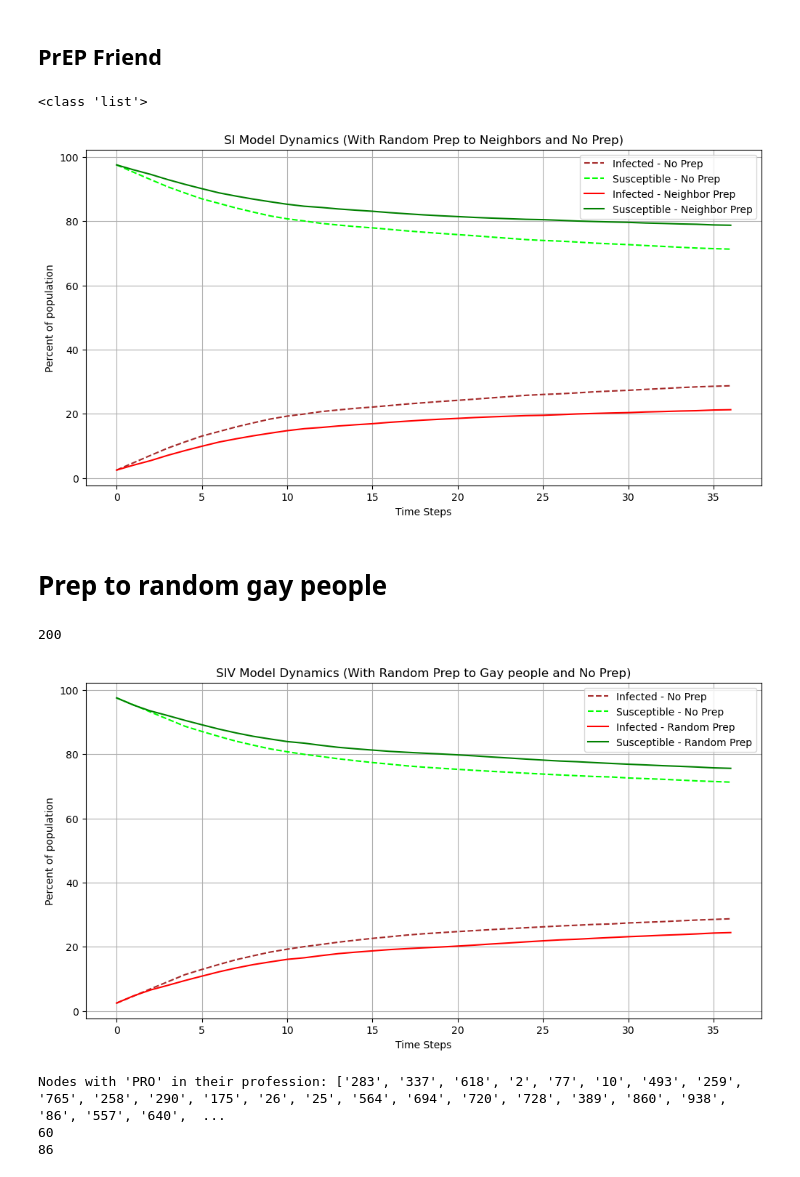
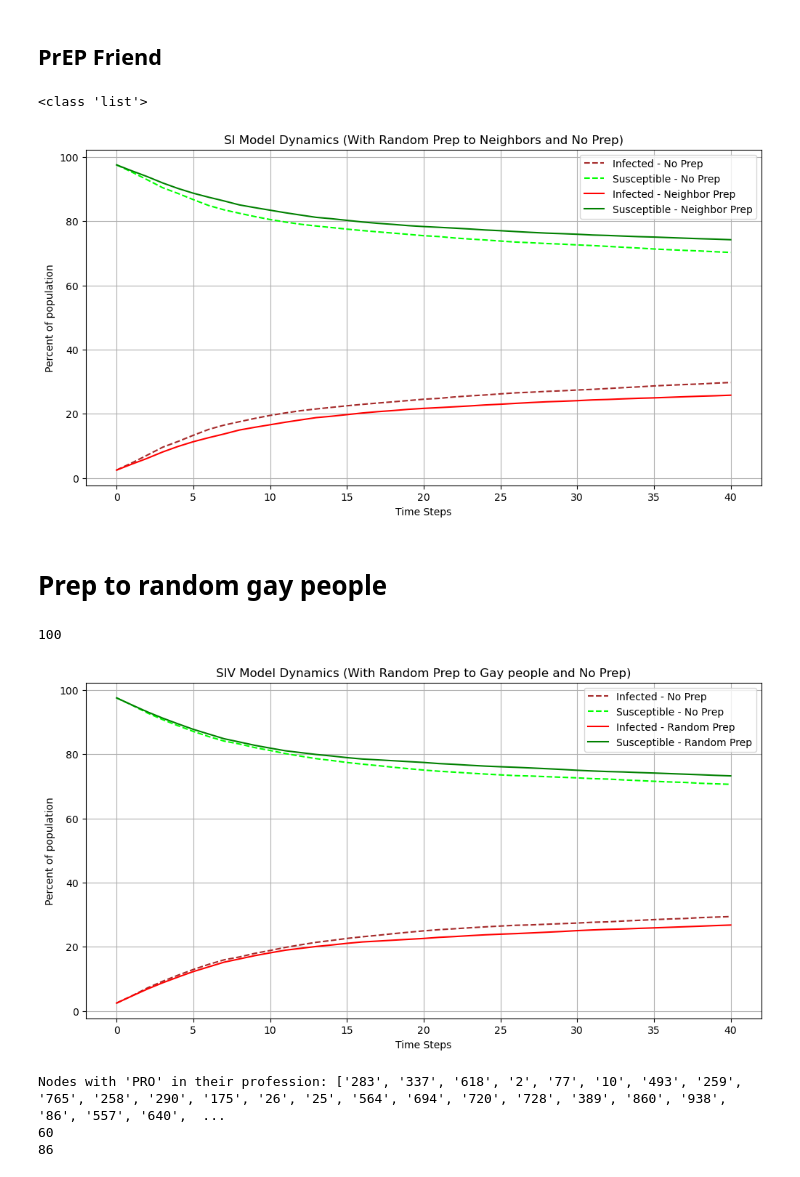
Before and after one commit to TretiakTS/NetworkAnalysisHIV, a Jupyter notebook: SI_models.ipynb, the cells around one changed output. Saved outputs shown, nothing was run; the diff lists cells and outputs as text; code cells hidden in the pictures.

```diff
--- a/SI_models.ipynb
+++ b/SI_models.ipynb
@@ -85,7 +86,7 @@ initial_infected_B = [
 ]
 
 # Parameters
-steps = 36
+steps = 40
 step_size = 30  # 1 month = 30 days
 
 # Run SI model for the base case
@@ -189,7 +190,7 @@ non_infected_node_degrees = {node: B.degree(node) for node in B.nodes() if node
 sorted_non_infected_node_degrees = sorted(non_infected_node_degrees.items(), key=lambda x: x[1], reverse=True)
 
 # top_N = int(len(non_infected_node_degrees)*0.01) # Adjust this value as needed
-top_N = 200
+top_N = 100
 print(top_N)
 
 
@@ -411,7 +412,7 @@ plt.grid()
 plt.show()
 # %% [output]
 <class 'list'>
-[figure, old version]
+[figure, new version]
 # %% [markdown]
 # Prep to random gay people
 # %%
@@ -422,7 +423,7 @@ susceptible_counts_no_vax, infected_counts_no_vax = si_model_updated(B, initial_
 random.seed(42)  # Set the seed for reproducibility
 gay_people_without_hiv = []
 for node_id, attributes in B.nodes(data=True):
-    if attributes.get('HIV_status') != 'Positive' and attributes.get('Gay') == 1 and int(attributes.get('Age'))>=15 and int(attributes.get('Age'))<=35:
+    if attributes.get('HIV_status') != 'Positive' and attributes.get('Gay') == 1 and int(attributes.get('Age'))>=15 and int(attributes.get('Age'))<=50:
         gay_people_without_hiv.append(node_id)
 
 random_gay_prep_nodes = random.sample(gay_people_without_hiv, top_N)
@@ -454,35 +455,35 @@ plt.plot(
     range(steps + 1),
     susceptible_counts_no_vax,
     label="Susceptible - No Prep",
     color="lime",
     linestyle="--",
 )
 
 # Random Prep
 plt.plot(
     range(steps + 1),
     infected_counts_vax_random_gay,
     label="Infected - Random Prep",
     color="red",
     linestyle="-",
 )
 plt.plot(
     range(steps + 1),
     susceptible_counts_vax_random_gay,
     label="Susceptible - Random Prep",
     color="green",
     linestyle="-",
 )
 
 plt.xlabel("Time Steps")
 plt.ylabel("Percent of population")
 plt.title("SIV Model Dynamics (With Random Prep to Gay people and No Prep)")
 plt.legend()
 plt.grid()
 plt.show()
 # %% [output]
-200
+100
-[figure, old version]
+[figure, new version]
 # %%
 # Load the .graphml file
 file_path = "G_3.graphml"  # Update with the correct path if needed
```
Also changed, not shown: parts of 7 cells of this notebook, 1 other file.
